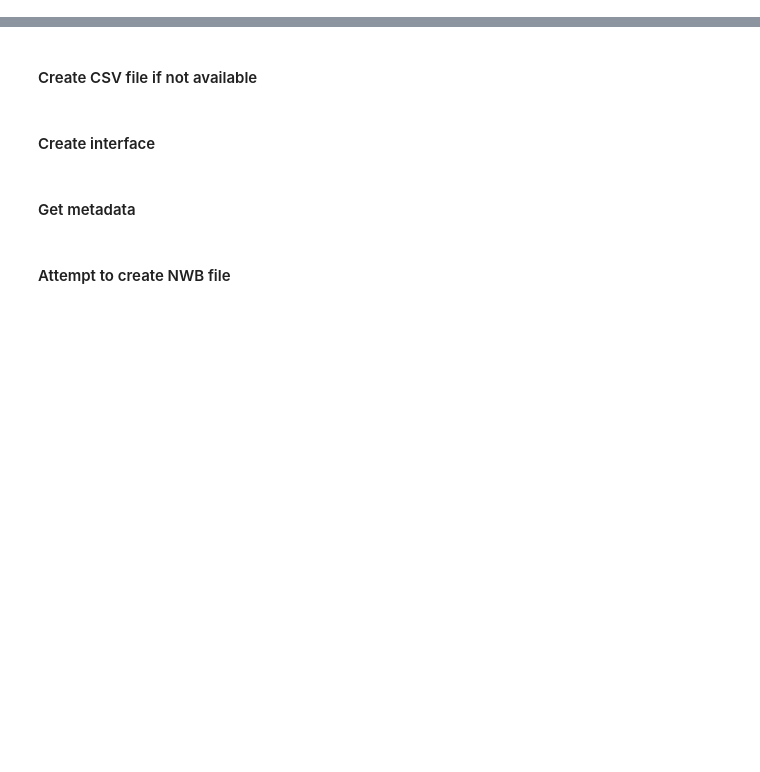
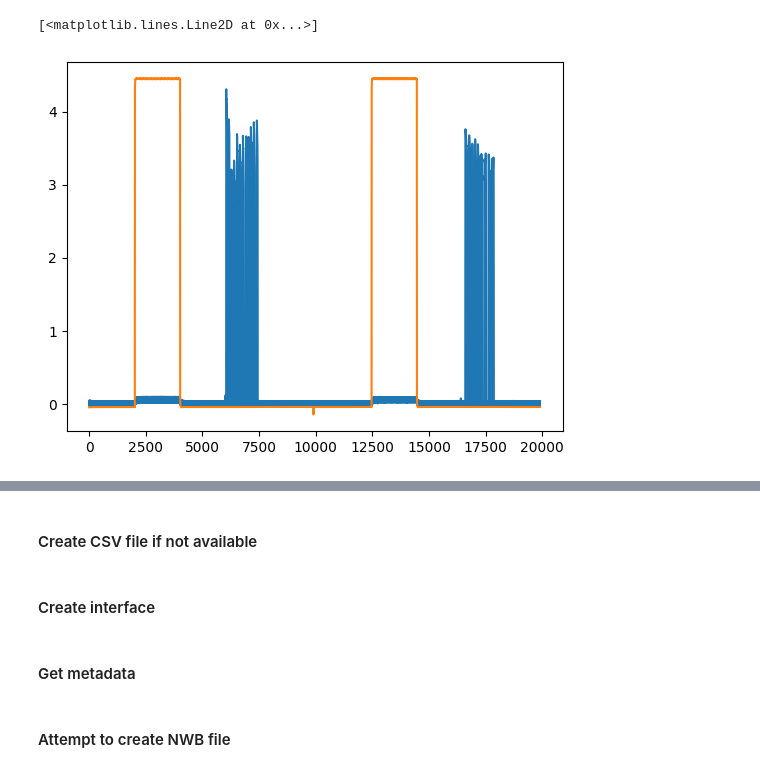
Before and after one commit to achilleasNP/NWBworkshop, a Jupyter notebook: notebooks/neuroconv.ipynb, the cells around one changed output, grey strips where cells are left out. Saved outputs shown, nothing was run; the diff lists cells and outputs as text; code cells hidden in the pictures; blank space fills up the shorter version.

```diff
--- a/notebooks/neuroconv.ipynb
+++ b/notebooks/neuroconv.ipynb
@@ -26,0 +16,6 @@ to convert them to NWB we will use the [`CsvTimeIntervalsInterface`](https://neu
+# %%
+from pynwb import NWBHDF5IO
+folder_path = "/home/jovyan/data_nwb/BASIL/sub-390_ses-17.nwb"
+io = NWBHDF5IO(folder_path, mode='r')
+nwbfile = io.read()
+nwbfile
@@ -26,0 +40,7 @@ to convert them to NWB we will use the [`CsvTimeIntervalsInterface`](https://neu
+# %%
+import matplotlib.pyplot as plt
+plt.plot(nwbfile.acquisition['Lick'].data[100:20000])
+plt.plot(nwbfile.acquisition['TTLtrigsounds'].data[100:20000])
+# %% [output]
+[<matplotlib.lines.Line2D at 0x...>]
+[figure, added]
```
Also changed, not shown: parts of 12 cells of this notebook.
